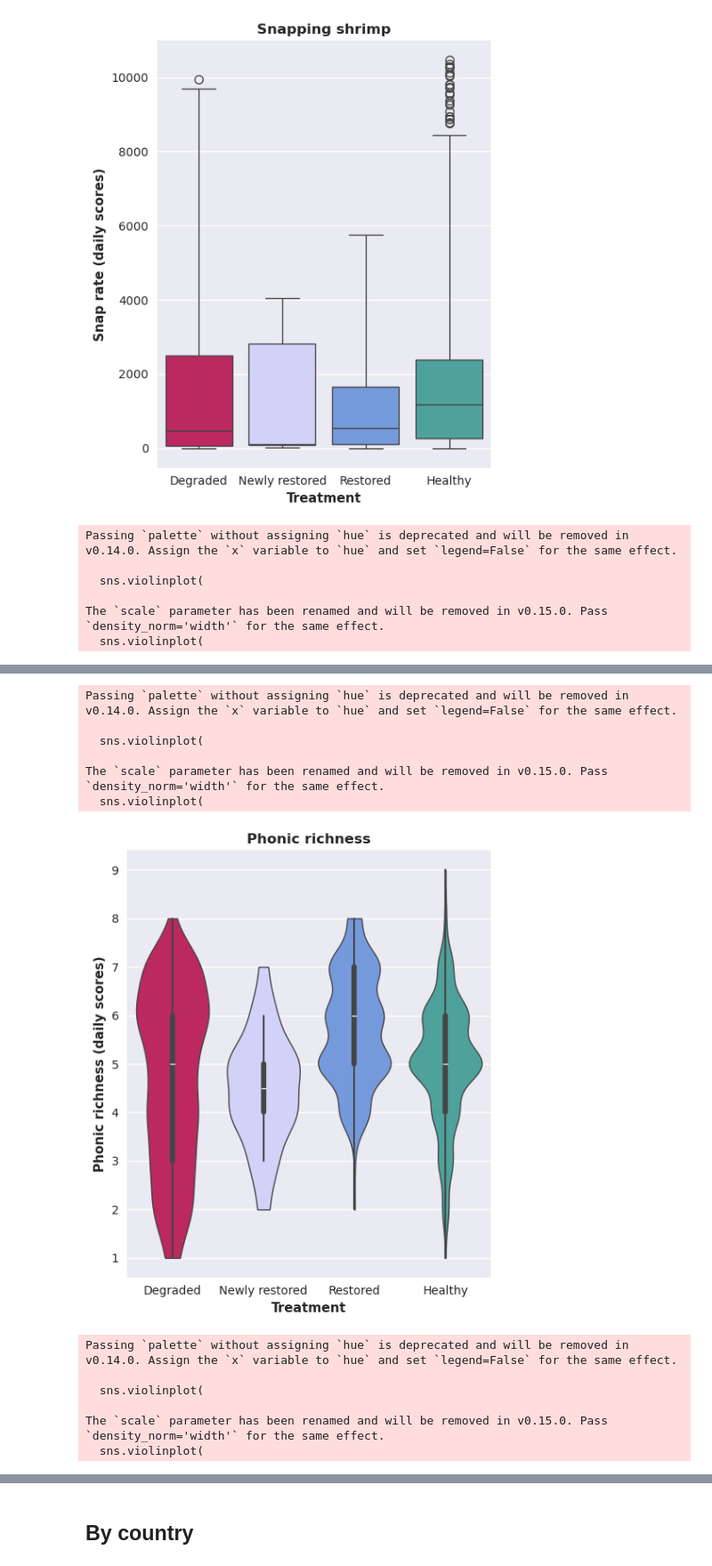
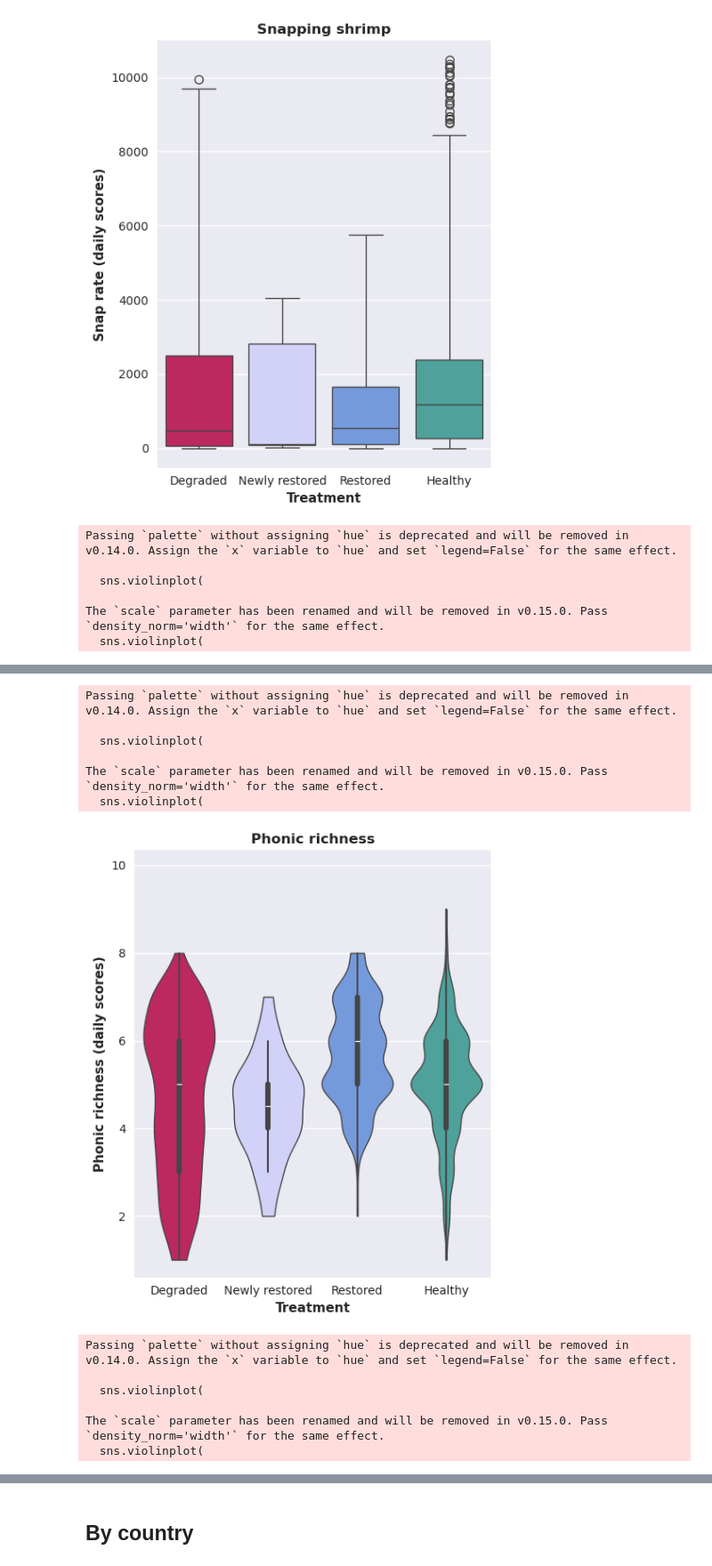
Before and after one commit to BenUCL/MARRS_global_acoustic_study, a Jupyter notebook: manuscript_docs/figures.ipynb, the cells around one changed output, grey strips where cells are left out. Shown at 89% size. Drawn from its saved outputs; the diff is of its cells as text; code cells hidden in the pictures.

```diff
--- a/manuscript_docs/figures.ipynb
+++ b/manuscript_docs/figures.ipynb
@@ -279,7 +279,7 @@ CSV_MAPPING = {
         "y-axis title": "Grazing rate (daily scores)"
     },
     "snaps_count.csv": {
-        "title": "Snapping shrimp",
+        "title": "Snap rate",
         "exclude_outliers": 10,
         "y-axis title": "Snap rate (daily scores)"
     }
@@ -292,6 +292,7 @@ def read_data(csv_path: str) -> pd.DataFrame:
                                    categories=TREATMENT_ORDER,
                                    ordered=True)
   return df
+
 
 def plot_violin(
     df: pd.DataFrame,
@@ -330,6 +331,10 @@ def plot_violin(
       scale="width"
   )
 
+  # Extend y-axis limits
+  y_min, y_max = ax.get_ylim()  # Get current y-axis limits
+  ax.set_ylim(y_min, y_max * 1.1)  # Extend upper limit by 10%
+
   # Label x-axis ticks using our unified labels
   ax.set_xticklabels([TREATMENT_LABELS[t] for t in TREATMENT_ORDER])
   ax.set_xlabel("Treatment", fontweight="bold")
@@ -372,10 +377,10 @@ The `scale` parameter has been renamed and will be removed in v0.15.0. Pass `den
 Passing `palette` without assigning `hue` is deprecated and will be removed in v0.14.0. Assign the `x` variable to `hue` and set `legend=False` for the same effect.
 
   sns.violinplot(
 
 The `scale` parameter has been renamed and will be removed in v0.15.0. Pass `density_norm='width'` for the same effect.
   sns.violinplot(
-[figure, old version]
+[figure, new version]
 Passing `palette` without assigning `hue` is deprecated and will be removed in v0.14.0. Assign the `x` variable to `hue` and set `legend=False` for the same effect.
 
   sns.violinplot(
```
Also changed, not shown: parts of 3 cells of this notebook.
